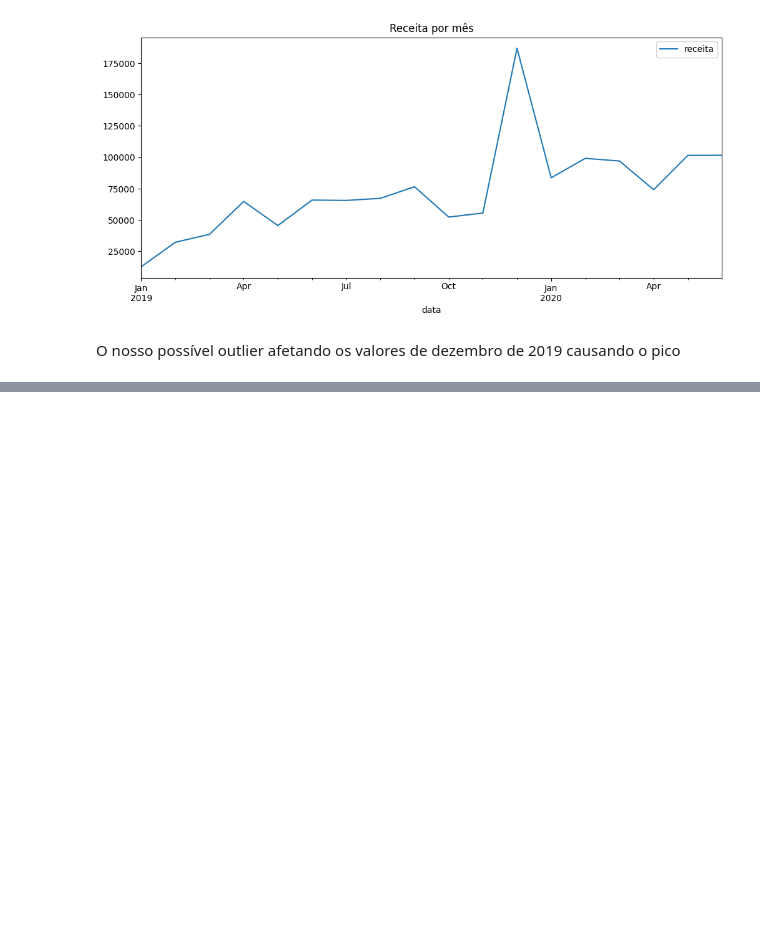
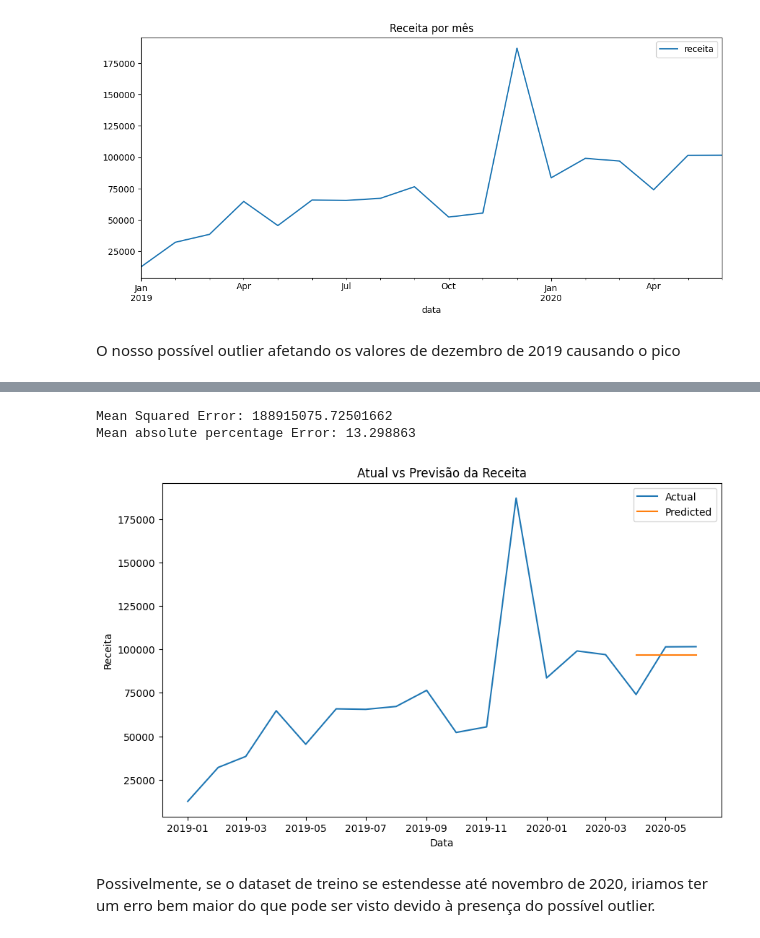
Before and after one commit to GabrielRomaoG/Insurance_policy_analysis, a Jupyter notebook: previsao_receita.ipynb, the cells around one changed output, grey strips where cells are left out. Cells and saved outputs as stored; diff of their text form; code cells hidden in the pictures; blank space fills up the shorter version.

```diff
--- a/previsao_receita.ipynb
+++ b/previsao_receita.ipynb
@@ -167,0 +167,26 @@ TypeError: The DType <class 'numpy.dtype[datetime64]'> could not be promoted by
+# %%
+previsoes = tree_model.predict(x_teste)
+
+# Evaluate the model's performance using mean squared error
+mse = mean_squared_error(y_teste, previsoes)
+mape = mean_absolute_percentage_error(y_teste, previsoes)
+
+print(f"Mean Squared Error: {mse}")
+print(f"Mean absolute percentage Error: {mape * 100.:1f}")
+
+# Visualizando a previsão com o atual
+
+plt.figure(figsize=(10, 6))
+plt.plot(df_receita_modelo['data'], df_receita_modelo.receita, label='Actual')
+plt.plot(teste_df['data'], previsoes, label='Predicted')
+plt.xlabel('Data')
+plt.ylabel('Receita')
+plt.title('Atual vs Previsão da Receita')
+plt.legend()
+plt.show()
+# %% [output]
+Mean Squared Error: 188915075.72501662
+Mean absolute percentage Error: 13.298863
+[figure, added]
+# %% [markdown]
+Possivelmente, se o dataset de treino se estendesse até novembro de 2020, iriamos ter um erro bem maior do que pode ser visto devido à presença do possível outlier.
```
Also changed, not shown: parts of 4 cells of this notebook.
